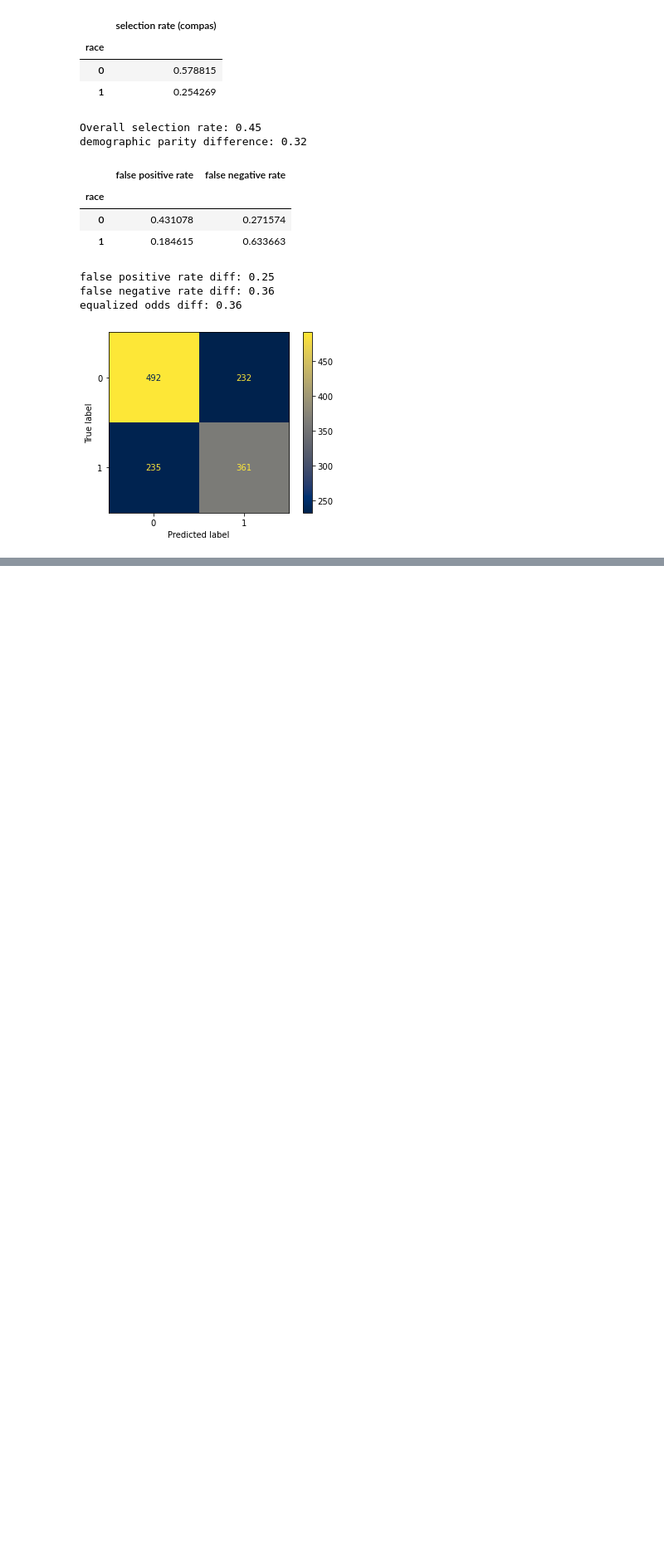
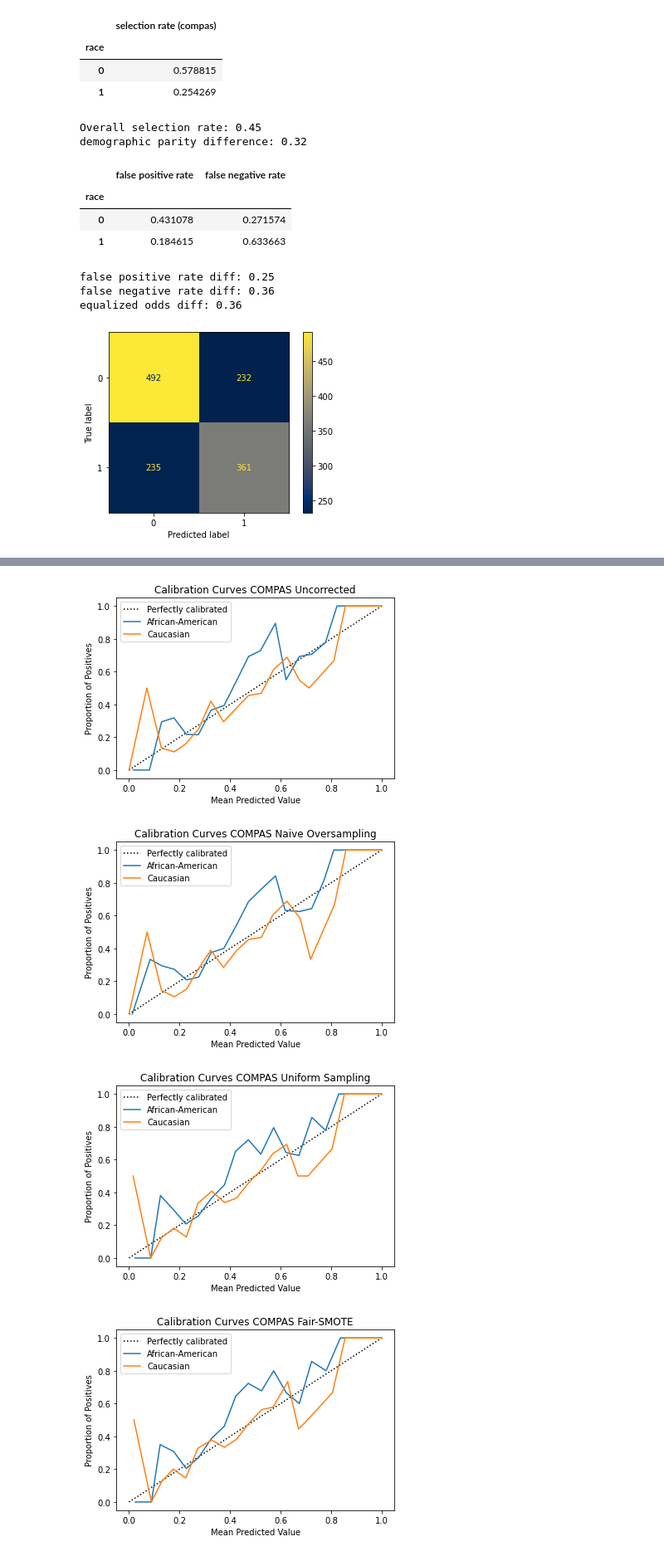
Before and after one commit to youkkka/Thesis-Experiments, a Jupyter notebook: Compas_experiment.ipynb, the cells around one changed output, grey strips where cells are left out. Shown: that part at 83% size. Drawn from its saved outputs; the diff is of its cells as text; code cells hidden in the pictures; blank space fills up the shorter version.

```diff
--- a/Compas_experiment.ipynb
+++ b/Compas_experiment.ipynb
@@ -281,4 +276,4 @@ for s in (0, 1):
         # print(len(new))
         data_uniform_sampling = data_uniform_sampling.append(new)
 
-data_uniform_sampling.reset_index(drop=True)
+data_uniform_sampling = data_uniform_sampling.reset_index(drop=True)
@@ -441,7 +421,7 @@ def lr_metrics(traindataset):
 
 
 
-def print_calib(traindataset):
+def print_calib(traindataset, title):
     '''
     Logistic regression calibration
     '''
@@ -455,17 +435,17 @@ def print_calib(traindataset):
 
     y_pp = modelRG.decision_function(X_test)
 
-    plt.plot([0, 1], [0, 1], "k:", label="Perfectly calibrated")
+    plt.plot([0, 1], [0, 1], "k:")
     for race in [0, 1]:
         prob_true, prob_pred = calibration_curve(
             y_true=y_test[X_test["race"] == race],
             y_prob=y_pp[X_test["race"] == race],
-            n_bins=10,
+            n_bins=20,
             normalize=True,
         )
-        plt.plot(prob_pred, prob_true, label=race)
-    plt.title("Calibration Curves Compas scores")
+        plt.plot(prob_pred, prob_true)
+    plt.title("Calibration Curves " + title)
     plt.xlabel("Mean Predicted Value")
     plt.ylabel("Proportion of Positives")
-    plt.legend()
+    plt.legend(['Perfectly calibrated', 'African-American', 'Caucasian'])
     plt.show()
@@ -564,0 +580,10 @@ print_calib(data_uniform_sampling)
+# %%
+print_calib(data_uncorrected, 'COMPAS Uncorrected')
+print_calib(data_naive_oversampling, 'COMPAS Naive Oversampling')
+print_calib(data_uniform_sampling, 'COMPAS Uniform Sampling')
+print_calib(data_fair_smote, 'COMPAS Fair-SMOTE')
+# %% [output]
+[figure, added]
+[figure, added]
+[figure, added]
+[figure, added]
```
Also changed, not shown: parts of 22 cells of this notebook.
